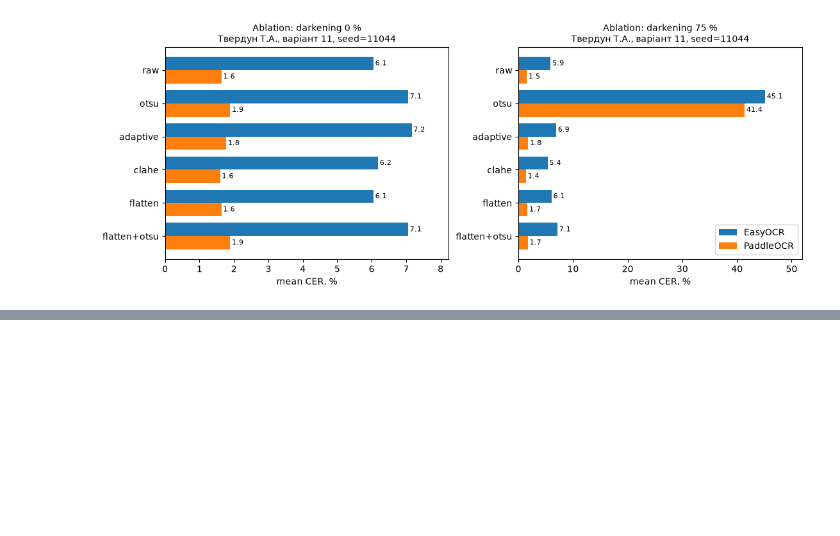
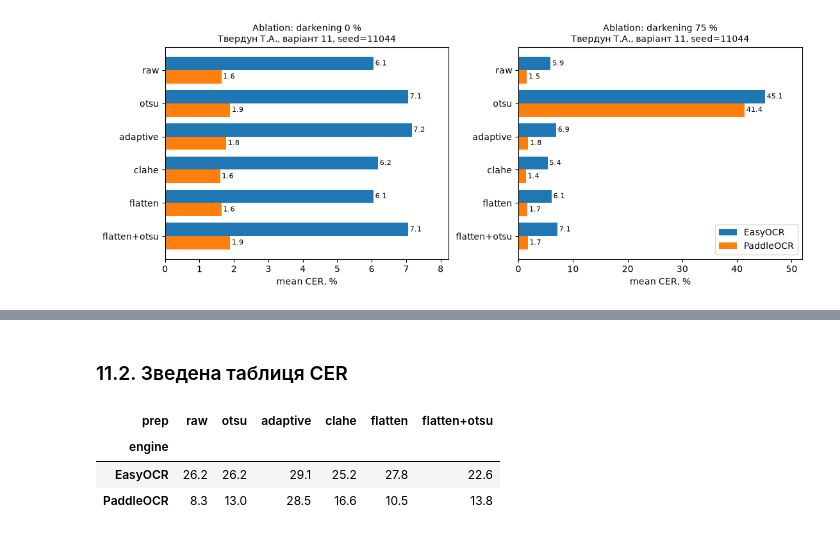
Before and after one commit to TanyaTverdun/AI_lab3_text_recognition, a Jupyter notebook: lab3.ipynb, the cells around one changed output, grey strips where cells are left out. Saved outputs shown, nothing was run; the diff lists cells and outputs as text; code cells hidden in the pictures; blank space fills up the shorter version.

Commit message:
feat: recognize CORD fragments with six preprocessing configurations

```diff
--- a/lab3.ipynb
+++ b/lab3.ipynb
@@ -726,0 +743,20 @@ plt.show()
+# %%
+rows = []
+t_start = time.perf_counter()
+for r in sample.itertuples():
+    img = cv2.imread(r.path, cv2.IMREAD_GRAYSCALE)
+    for prep_name, steps in PREP.items():
+        prepped = preprocess(img, steps)
+        for eng, fn in ENGINES.items():
+            text, conf, sec = fn(prepped, "en")
+            rows.append({"receipt": r.receipt, "line": r.line, "seg": r.seg, "category": r.category,
+                         "engine": eng, "prep": prep_name, "gt": r.gt, "pred": text,
+                         "conf": conf, "sec": sec})
+    if (r.Index + 1) % 15 == 0:
+        print(f"{r.Index + 1}/{len(sample)} fragments, {time.perf_counter() - t_start:.0f} s")
+
+res_cord = pd.DataFrame(rows)
+res_cord["cer"] = [cer(g, p) for g, p in zip(res_cord["gt"], res_cord["pred"])]
+res_cord["wer"] = [wer(g, p) for g, p in zip(res_cord["gt"], res_cord["pred"])]
+res_cord.to_csv("data/results_cord.csv", index=False)
+print("Runs:", len(res_cord), "| total time:", round(time.perf_counter() - t_start), "s")
@@ -726,0 +775,11 @@ plt.show()
+# %% [markdown]
+### 11.2. Зведена таблиця CER
+# %%
+summary_cord = (res_cord.groupby(["engine", "prep"])["cer"].mean()
+                .unstack("prep")[list(PREP)] * 100).round(1)
+summary_cord
+# %% [output]
+| prep | raw | otsu | adaptive | clahe | flatten | flatten+otsu |
+| engine |  |  |  |  |  |  |
+| EasyOCR | 26.2 | 26.2 | 29.1 | 25.2 | 27.8 | 22.6 |
+| PaddleOCR | 8.3 | 13.0 | 28.5 | 16.6 | 10.5 | 13.8 |
```
Also changed, not shown: parts of 4 cells of this notebook.
